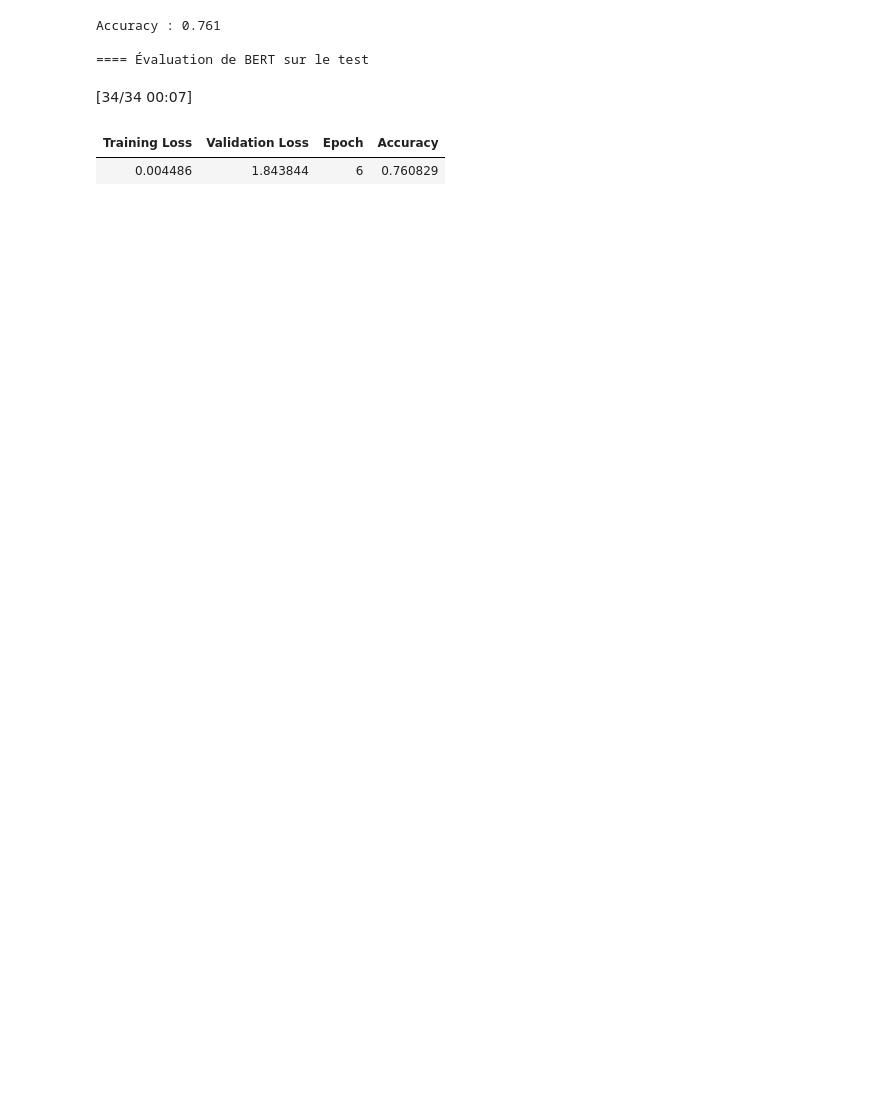
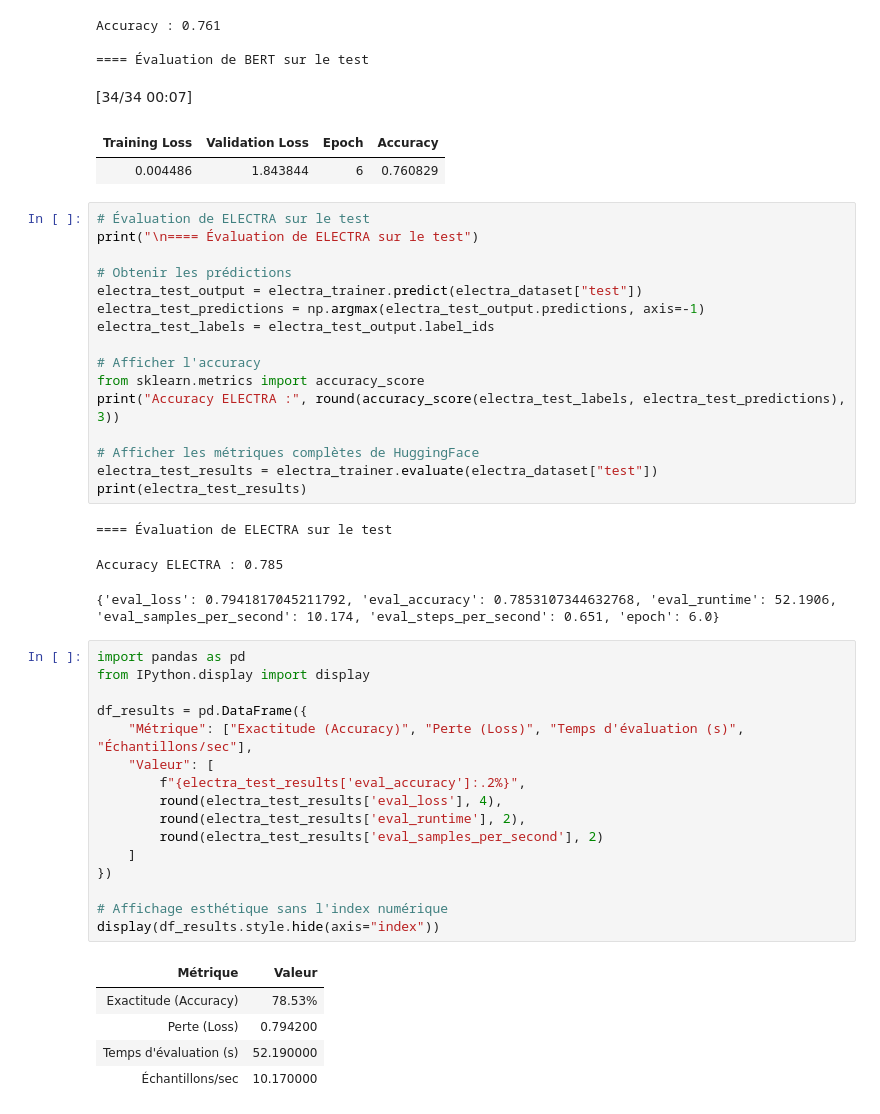
Before and after one commit to AntoFire/IFT_7022_TP1, a Jupyter notebook: t3_transformer.ipynb, the cells around one changed output. Saved outputs shown, nothing was run; the diff lists cells and outputs as text; blank space fills up the shorter version.

Commit message:
Modele electra

```diff
--- a/t3_transformer.ipynb
+++ b/t3_transformer.ipynb
@@ -303,3 +413,45 @@ Accuracy : 0.761
 [34/34 00:07]
 | Training Loss | Validation Loss | Epoch | Accuracy |
 | 0.004486 | 1.843844 | 6 | 0.760829 |
+# %%
+# Évaluation de ELECTRA sur le test
+print("\n==== Évaluation de ELECTRA sur le test")
+
+# Obtenir les prédictions
+electra_test_output = electra_trainer.predict(electra_dataset["test"])
+electra_test_predictions = np.argmax(electra_test_output.predictions, axis=-1)
+electra_test_labels = electra_test_output.label_ids
+
+# Afficher l'accuracy
+from sklearn.metrics import accuracy_score
+print("Accuracy ELECTRA :", round(accuracy_score(electra_test_labels, electra_test_predictions), 3))
+
+# Afficher les métriques complètes de HuggingFace
+electra_test_results = electra_trainer.evaluate(electra_dataset["test"])
+print(electra_test_results)
+# %% [output]
+==== Évaluation de ELECTRA sur le test
+Accuracy ELECTRA : 0.785
+{'eval_loss': 0.7941817045211792, 'eval_accuracy': 0.7853107344632768, 'eval_runtime': 52.1906, 'eval_samples_per_second': 10.174, 'eval_steps_per_second': 0.651, 'epoch': 6.0}
+# %%
+import pandas as pd
+from IPython.display import display
+
+df_results = pd.DataFrame({
+    "Métrique": ["Exactitude (Accuracy)", "Perte (Loss)", "Temps d'évaluation (s)", "Échantillons/sec"],
+    "Valeur": [
+        f"{electra_test_results['eval_accuracy']:.2%}",
+        round(electra_test_results['eval_loss'], 4),
+        round(electra_test_results['eval_runtime'], 2),
+        round(electra_test_results['eval_samples_per_second'], 2)
+    ]
+})
+
+# Affichage esthétique sans l'index numérique
+display(df_results.style.hide(axis="index"))
+# %% [output]
+| Métrique | Valeur |
+| Exactitude (Accuracy) | 78.53% |
+| Perte (Loss) | 0.794200 |
+| Temps d'évaluation (s) | 52.190000 |
+| Échantillons/sec | 10.170000 |
```
Also changed, not shown: parts of 4 cells of this notebook, 1 other file.
